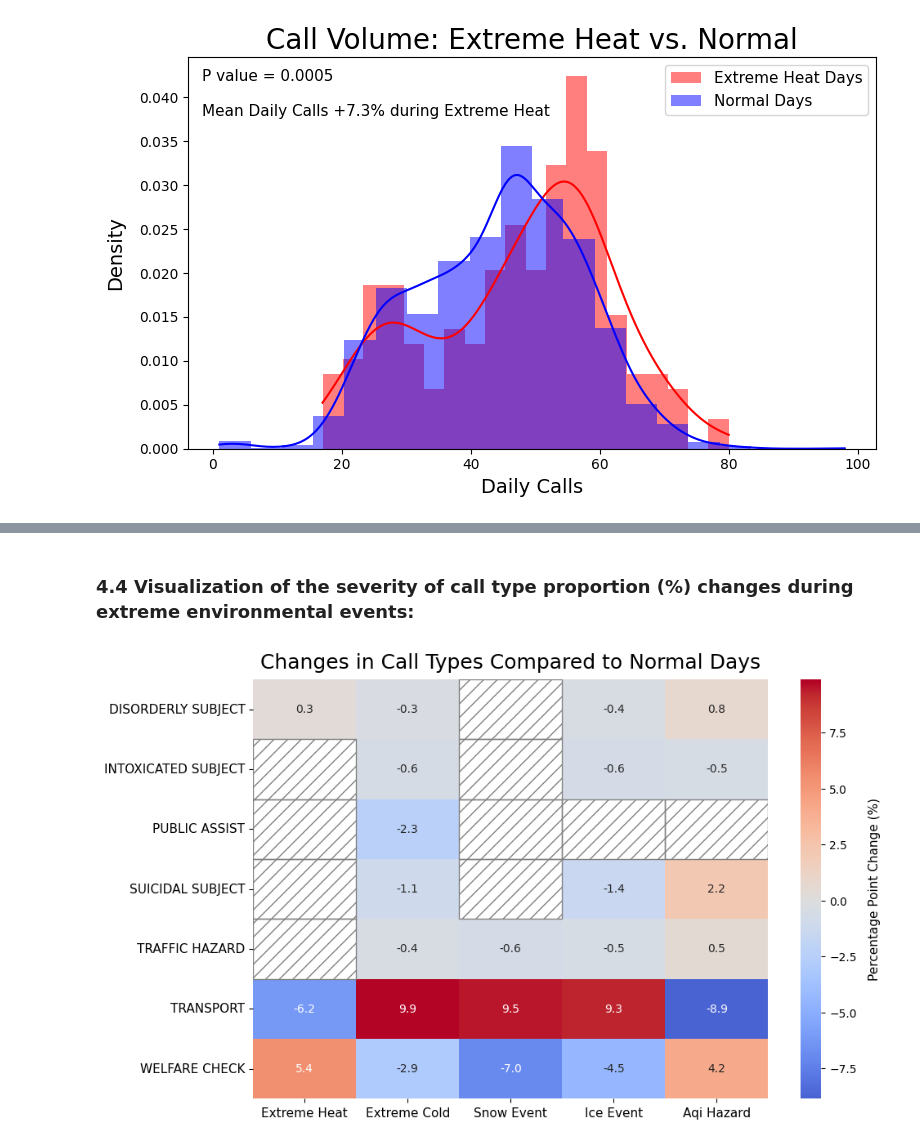
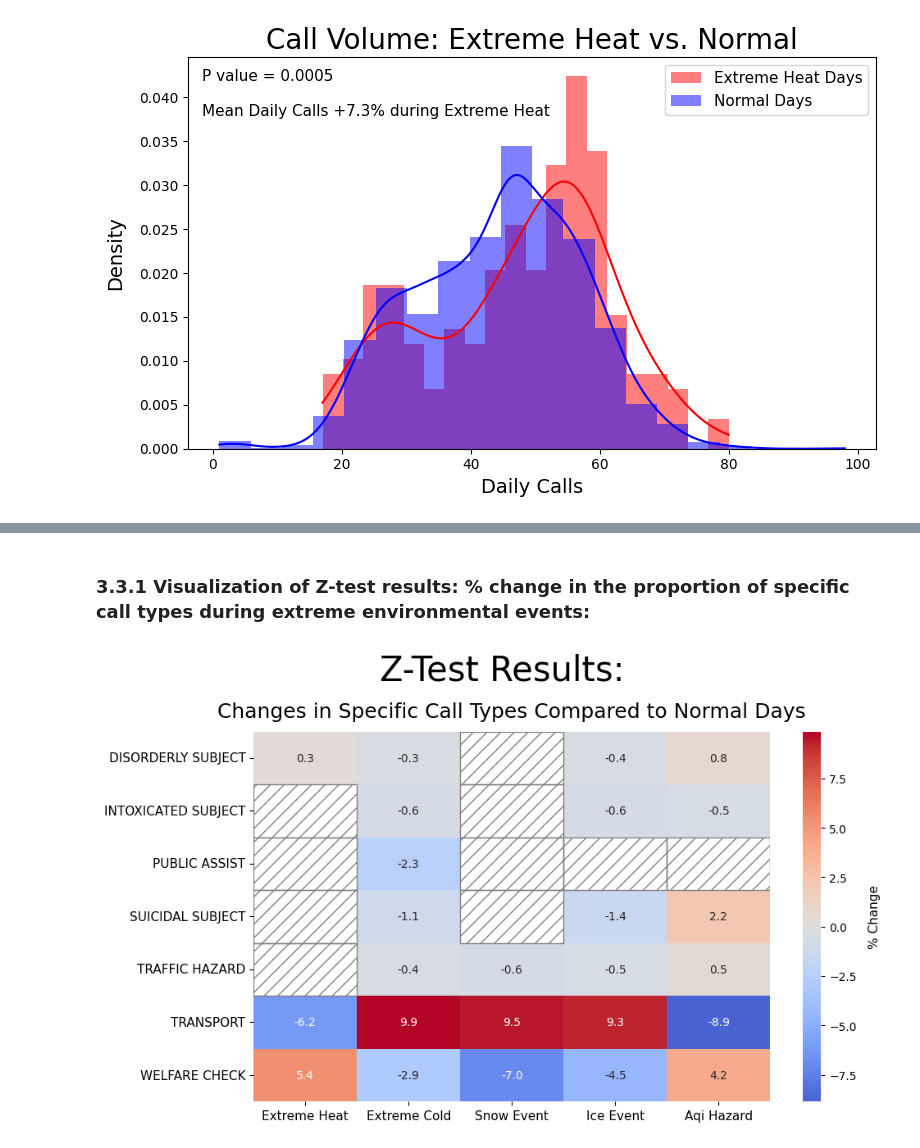
Before and after one commit to siegelhannah/Eugene-crisis-response, a Jupyter notebook: data-analysis.ipynb, the cells around one changed output, grey strips where cells are left out. Drawn from its saved outputs; the diff is of its cells as text; code cells hidden in the pictures.

```diff
--- a/data-analysis.ipynb
+++ b/data-analysis.ipynb
@@ -471,6 +429,6 @@ plt.show()
 # %%
 # test & print results for significance comparison of a single calltype and a single environmental event type
-def test_call_type_proportions(data, call_type, env_condition_col, alpha=0.05):
+def test_call_type_proportion(data, call_type, env_condition_col, alpha=0.05):
     """
     Run z-test to see if the proportion of a specific call type changes during an environmental event
 
@@ -481,10 +439,6 @@ def test_call_type_proportions(data, call_type, env_condition_col, alpha=0.05):
 
     Returns dict with stats: counts, proportions, p-value, and significance
     """
-    # Make sure call_type exists
-    if call_type not in data['nature'].unique():
-        raise ValueError(f"Call type '{call_type}' not found in data.")
-
     # filter for extreme days vs normal days
     extreme = data[data[env_condition_col] == 1]
     normal = data[data[env_condition_col] == 0]
@@ -522,7 +476,7 @@ def test_call_type_proportions(data, call_type, env_condition_col, alpha=0.05):
         'significant': p_value < alpha,
         'pct_change': pct_change,
         'percentage_point_diff': (extreme_prop - normal_prop) * 100, # measure the change in the composition of calls (the distribution shift)
-        'extreme_prop_pct': extreme_prop * 100, # for clearer reporting
+        'extreme_prop_pct': extreme_prop * 100, # for clearer reporting !!! (i use this in visualizations)
         'normal_prop_pct': normal_prop * 100
     }
 
@@ -623,5 +493,5 @@ EXAMPLE - WELFARE CHECK during AQI Hazard Days:
 # %% [markdown]
-### 4.4 Visualization of the severity of call type proportion (%) changes during extreme environmental events:
+### 3.3.1 Visualization of Z-test results: % change in the proportion of specific call types during extreme environmental events:
 # %%
 # pct_change or percentage_point_diff represent different interpretations of cal type "change"
 # %%
@@ -635,7 +505,7 @@ results = []
 for call_type in call_types:
     for env_condition in env_conditions:
         # run z-test for significance
-        result = test_call_type_proportions(clean_data, call_type, env_condition)
+        result = test_call_type_proportion(clean_data, call_type, env_condition)
 
         # store entire result
         results.append({
@@ -646,7 +516,7 @@ for call_type in call_types:
         })
 
 
-# pivot to create our heatmap matrix
+# pivot to create heatmap matrix
 results_df = pd.DataFrame(results)
 matrix_df = results_df.pivot(index='call_type', columns='env_condition', values='percentage_point_diff')
 significance_matrix = results_df.pivot(index='call_type', columns='env_condition', values='significant')
@@ -663,36 +533,34 @@ significance_matrix.columns = significance_matrix.columns.str.title()
 
 # PLOT HEATMAP:
 plt.figure(figsize=(10, 6))
 mask = ~significance_matrix # MASK to block out non-significant values
 ax = sns.heatmap(matrix_df,
                 annot=True,
                 fmt=".1f",
                 cmap='coolwarm',
                 center=0,
                 mask=mask, # Mask non-significant values
                 cbar_kws={'label': 'Percentage Change (%)'})
 
 # colorbar customization
 cbar = ax.collections[0].colorbar
-cbar.set_label('Percentage Point Change (%)', labelpad=10, fontsize=11)
+cbar.set_label('% Change', labelpad=10, fontsize=11)
 
 # shading for non-significant results
 for i in range(len(call_types)):
     for j in range(len(env_conditions)):
         if mask.iloc[i, j]:
             ax.add_patch(plt.Rectangle((j, i), 1, 1, fill=False, edgecolor='gray',
                                       lw=1, hatch='//'))
 
-plt.title('Changes in Call Types Compared to Normal Days', fontsize=18, y=1.01)
+plt.suptitle('Z-Test Results:', fontsize=30)
+plt.title('Changes in Specific Call Types Compared to Normal Days', fontsize=18, y=1.02)
 plt.xlabel('')
 plt.ylabel('')
 plt.xticks(fontsize=11)
 plt.yticks(fontsize=11)
-
 plt.tight_layout()
-
 plt.savefig("calltypes_heatmap.png", dpi=300)
-
 plt.show()
 # %% [output]
-[figure, old version]
+[figure, new version]
```
Also changed, not shown: parts of 32 cells of this notebook, 1 other file.
